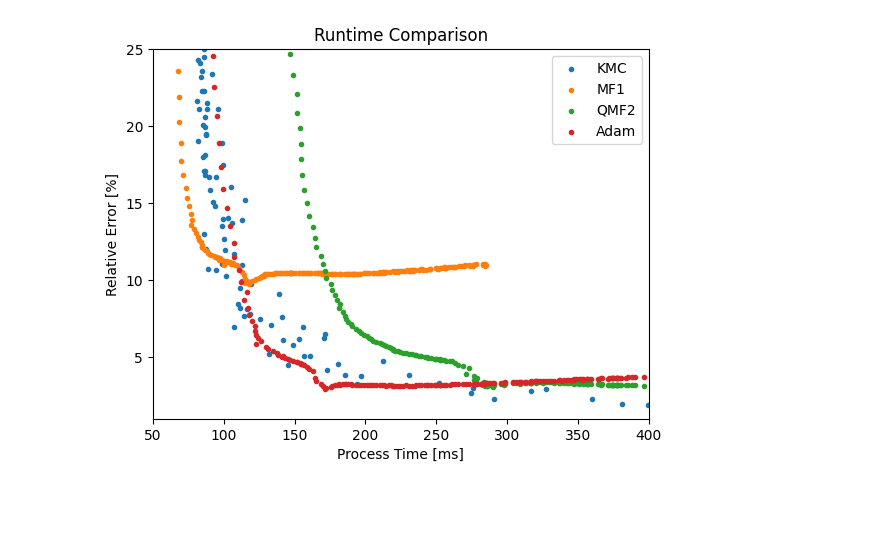
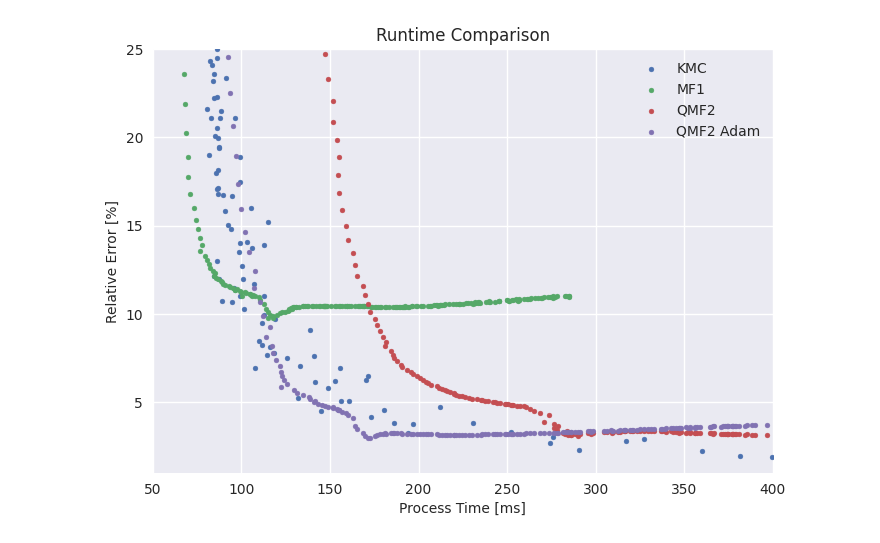
Before and after one commit to evanwonisch/NanoNetsMF, a Jupyter notebook: run/runtime/ana.ipynb, the cells around one changed output. Cells and saved outputs as stored; diff of their text form; code cells hidden in the pictures; blank space fills up the shorter version.

Commit message:
has created plots

```diff
--- a/run/runtime/ana.ipynb
+++ b/run/runtime/ana.ipynb
@@ -6,6 +6,7 @@ import module.components.CONST as CONST
 import pandas as pd
 import numpy as np
 import matplotlib.pyplot as plt
+plt.style.use('seaborn')
 
 def kmc_to_mf(arr):
     I_MF = arr * CONST.electron_charge / 1000
@@ -98,27 +99,27 @@ results_mf_simple['t']     = 1000*times_mf_simple/100
 # %%
 # x_vals = np.linspace(np.min(results_mf_simple['t']),np.max(results_mf_simple['t']),1000)
 
 fig = plt.figure()
 ax  = fig.add_subplot()
 ax.scatter(results_kmc['t'], results_kmc['Acc'], label='KMC', marker = ".")
 ax.scatter(results_mf_simple['t'], results_mf_simple['Acc'], label='MF1', marker = ".")
 ax.scatter(results_mf['t'], results_mf['Acc'], label='QMF2', marker = ".")
-ax.scatter(results_mf_adam['t'], results_mf_adam['Acc'], label='Adam', marker = ".")
+ax.scatter(results_mf_adam['t'], results_mf_adam['Acc'], label='QMF2 Adam', marker = ".")
 
 # p, cov = curve_fit(exp_func, results_kmc['t'], results_kmc['Acc'])
 # ax.plot(x_vals, exp_func(x_vals,*p))
 
 ax.set_xlabel('Process Time [ms]')
 ax.set_ylabel('Relative Error [%]')
 ax.set_xlim(50,400)
 ax.set_ylim(1,25)
 
 ax.legend(title='')
 #ax.set_yscale('log')
 
 plt.title("Runtime Comparison")
 fig.savefig("../../output/runtime/comparison.pdf")
 
 plt.show()
 # %% [output]
-[figure, old version]
+[figure, new version]
```
Also changed, not shown: 20 other files.
